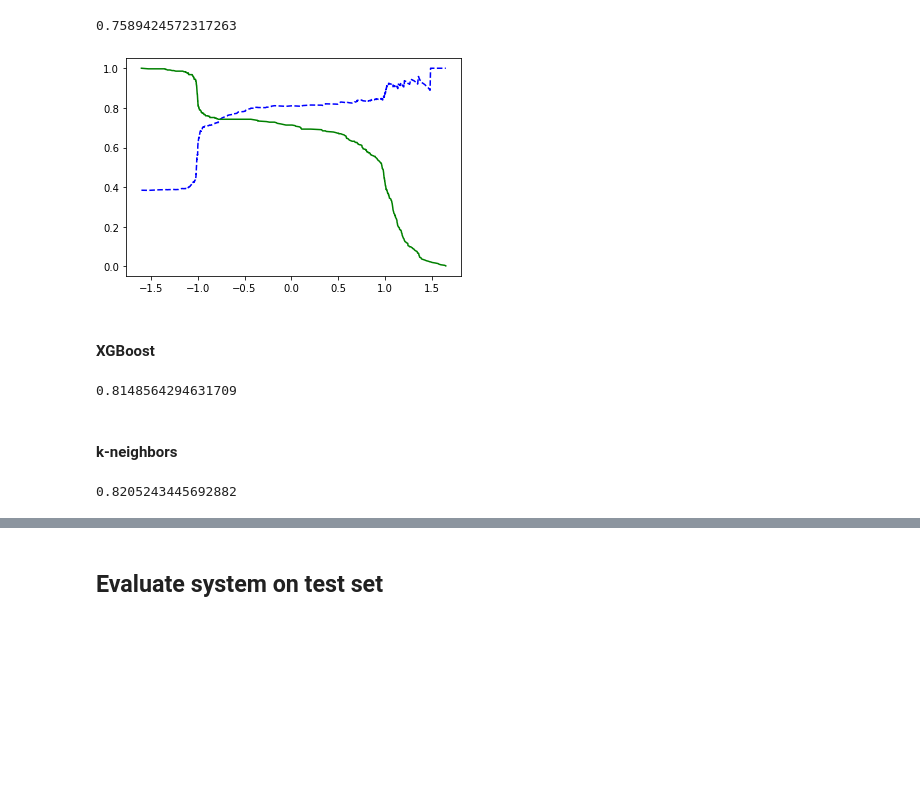
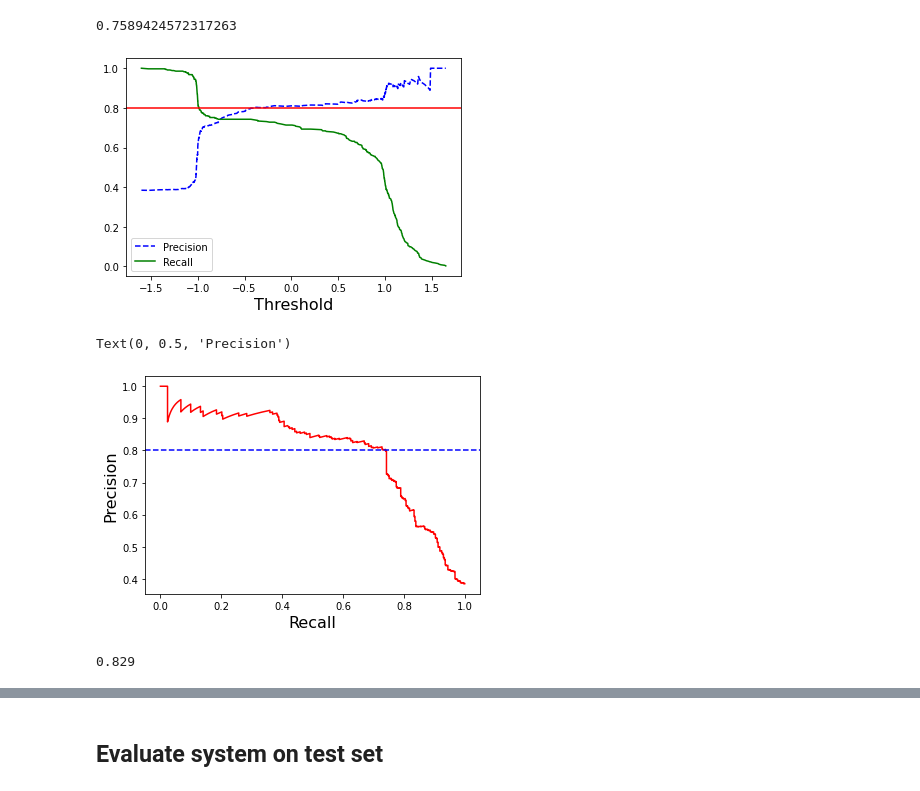
Before and after one commit to wshao1/handson-ml2, a Jupyter notebook: kaggle_projects/titanic/titanic_model.ipynb, the cells around one changed output, grey strips where cells are left out. Drawn from its saved outputs; the diff is of its cells as text; code cells hidden in the pictures; blank space fills up the shorter version.

```diff
--- a/kaggle_projects/titanic/titanic_model.ipynb
+++ b/kaggle_projects/titanic/titanic_model.ipynb
@@ -117,8 +103,8 @@ train_X = train.drop('Survived', axis=1)
 train_y = train['Survived'].copy()
 # %%
 # Remove likely irrelevant features
-train_X_num = train_X.drop(columns=['PassengerId', 'Name', 'Ticket', 'Cabin', 'Embarked', 'Sex'])
-train_X_cat = train[['Sex']]
+train_X_num = train_X.drop(columns=['PassengerId', 'Name', 'Ticket', 'Cabin', 'Embarked', 'Sex', 'Parch', 'SibSp', 'Age'])
+train_X_cat = train[['Embarked', 'Sex']]
 # %%
 # impute age using median
 from sklearn.impute import SimpleImputer
@@ -270,39 +272,31 @@ f1_score(train_y, train_y_pred)
 # %%
 y_scores = cross_val_predict(svm, train_X_prepared, train_y, cv=10, method="decision_function")
 precisions, recalls, thresholds = precision_recall_curve(train_y, y_scores)
 
 def plot_precision_recall_vs_threshold(precisions, recalls, thresholds):
     plt.plot(thresholds, precisions[:-1], "b--", label="Precision")
     plt.plot(thresholds, recalls[:-1], "g-", label="Recall")
-#     plt.plot(precisions, recalls, "r-", label="PR_curve")
 
 plot_precision_recall_vs_threshold(precisions, recalls, thresholds)
+plt.axhline(y=0.8, color='r', linestyle='-')    # optimal precision line
+plt.xlabel('Threshold', fontsize=16)
+plt.legend()
 plt.show()
+plt.plot(recalls, precisions, "r", label="PR_curve")
+plt.axhline(y=0.8, color='b', linestyle='--')    # optimal precision line
+plt.xlabel('Recall', fontsize=16)
+plt.ylabel('Precision', fontsize=16)
 # %% [output]
-[figure, old version]
+[figure, new version]
+Text(0, 0.5, 'Precision')
+[figure, added]
-# %% [markdown]
-#### XGBoost
-# %%
-from xgboost.sklearn import XGBClassifier
-
-xgb = XGBClassifier(eval_metric='logloss', use_label_encoder=False)
-xgb.fit(train_X_prepared, train_y)
-
-val_scores = cross_val_score(xgb, train_X_prepared, train_y, cv=10, scoring="accuracy")
-mean_val_score = np.mean(val_scores)
-mean_val_score
-# %% [output]
-0.8148564294631709
-# %% [markdown]
-#### k-neighbors
-# %%
-from sklearn.neighbors import KNeighborsClassifier
-
-kn = KNeighborsClassifier()
-kn.fit(train_X_prepared, train_y)
-
-val_scores = cross_val_score(kn, train_X_prepared, train_y, cv=10, scoring="accuracy")
-mean_val_score = np.mean(val_scores)
-mean_val_score
-# %% [output]
-0.8205243445692882
+# %%
+# test optimal threshold
+optimal_precision = 0.8
+threshold_optimal = thresholds[np.argmax(precisions >= optimal_precision)] # find threshold corresponding to optimal precision
+train_y_pred_optimal = (y_scores >= threshold_optimal)
+
+from sklearn.metrics import accuracy_score
+round(accuracy_score(train_y, train_y_pred_optimal), 3)
+# %% [output]
+0.829
```
Also changed, not shown: parts of 16 cells of this notebook, 3 other files.
